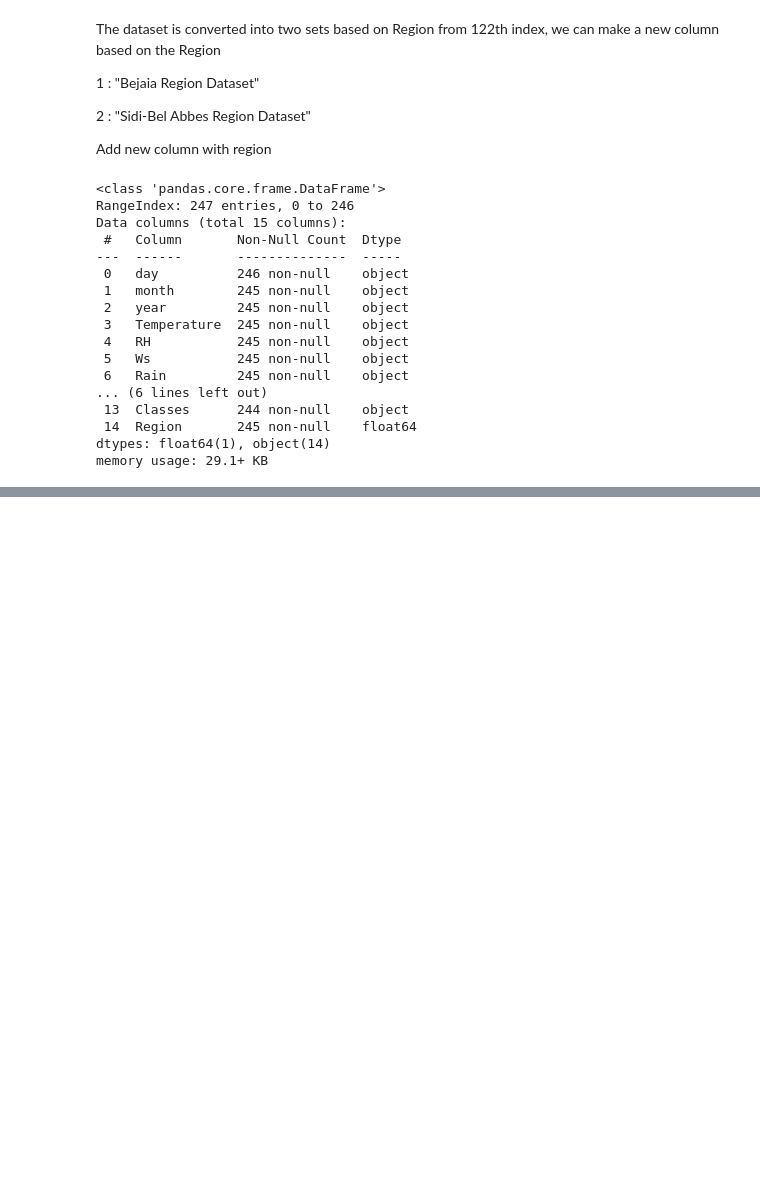
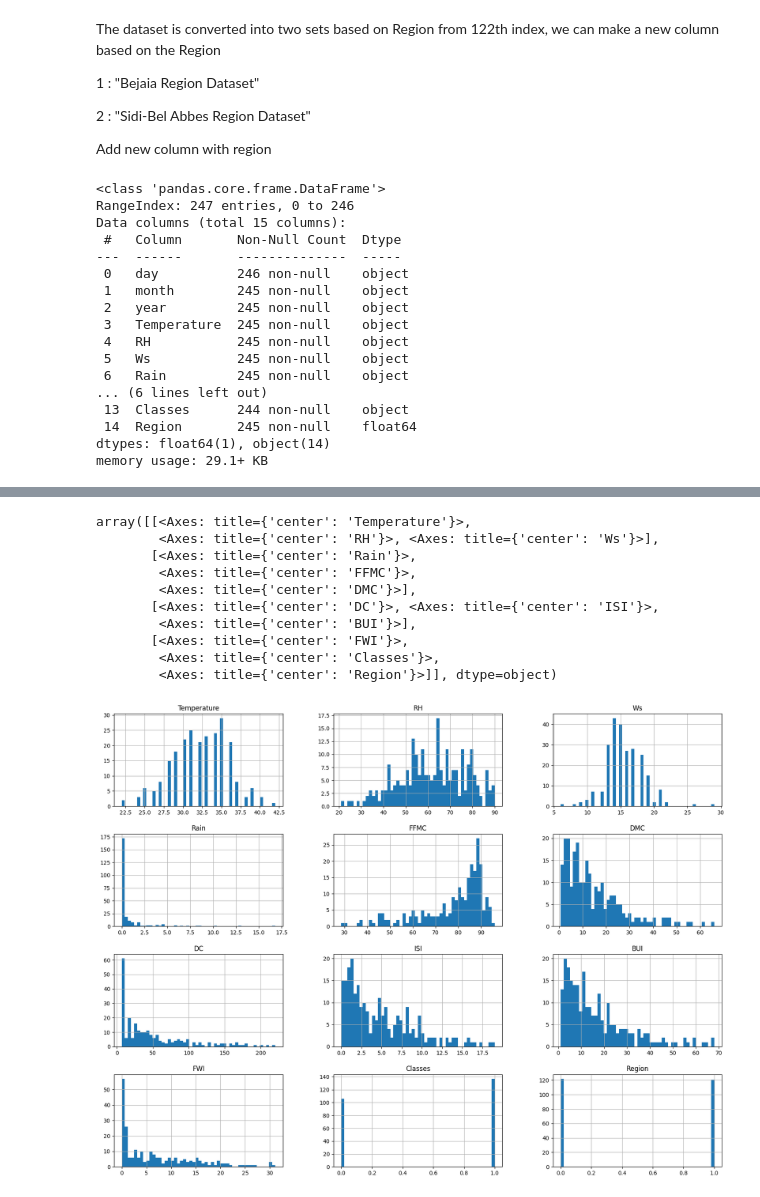
Before and after one commit to Apurva12343/Python_1, a Jupyter notebook: Machine Learning/Machine Learning Algorithm/Ridge_lasso_elasticnet_regression.ipynb, the cells around one changed output, grey strips where cells are left out. Drawn from its saved outputs; the diff is of its cells as text; code cells hidden in the pictures; blank space fills up the shorter version.

```diff
--- a/Machine Learning/Machine Learning Algorithm/Ridge_lasso_elasticnet_regression.ipynb
+++ b/Machine Learning/Machine Learning Algorithm/Ridge_lasso_elasticnet_regression.ipynb
@@ -127,0 +216,4 @@ dtype: int64
+# %%
+df[['day', 'month', 'year', 'Temperature', 'RH', 'Ws']] = df[['day', 'month', 'year', 'Temperature', 'RH', 'Ws']].astype(int)
+# %%
+df[['Rain', 'FFMC','DMC', 'DC', 'ISI', 'BUI', 'FWI']] = df[['Rain', 'FFMC','DMC', 'DC', 'ISI', 'BUI', 'FWI']].astype(float)
@@ -127,0 +262,2 @@ dtype: int64
+# %%
+df_copy = df.drop(['day', 'month', 'year'],axis=1)
@@ -127,0 +280,2 @@ dtype: int64
+# %%
+df_copy['Classes'] = np.where(df_copy['Classes'].str.contains('not fire'),0,1)
@@ -127,0 +313,15 @@ dtype: int64
+# %%
+#Plot density chart for all features
+df_copy.hist(bins=50,figsize=(20,15))
+# %% [output]
+array([[<Axes: title={'center': 'Temperature'}>,
+        <Axes: title={'center': 'RH'}>, <Axes: title={'center': 'Ws'}>],
+       [<Axes: title={'center': 'Rain'}>,
+        <Axes: title={'center': 'FFMC'}>,
+        <Axes: title={'center': 'DMC'}>],
+       [<Axes: title={'center': 'DC'}>, <Axes: title={'center': 'ISI'}>,
+        <Axes: title={'center': 'BUI'}>],
+       [<Axes: title={'center': 'FWI'}>,
+        <Axes: title={'center': 'Classes'}>,
+        <Axes: title={'center': 'Region'}>]], dtype=object)
+[figure, added]
```
Also changed, not shown: parts of 61 cells of this notebook, 3 other files.
